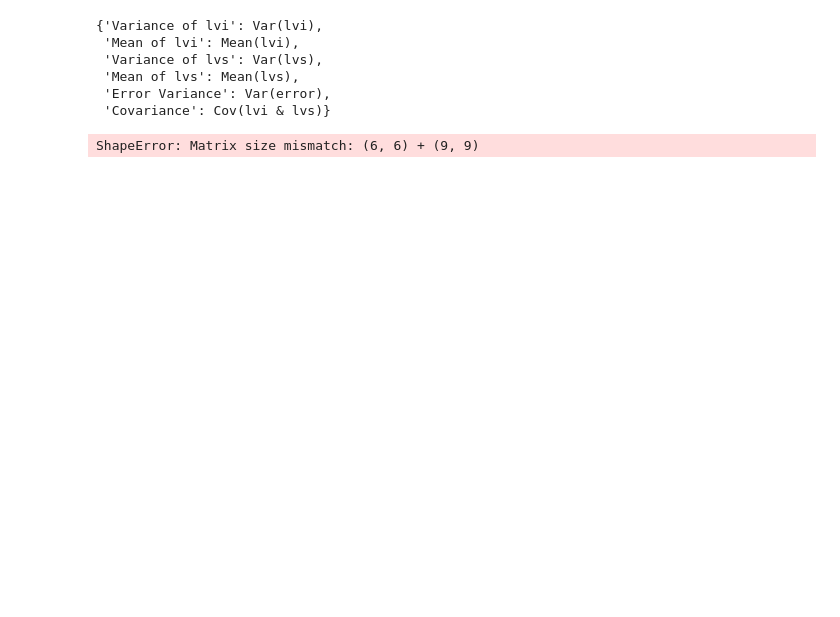
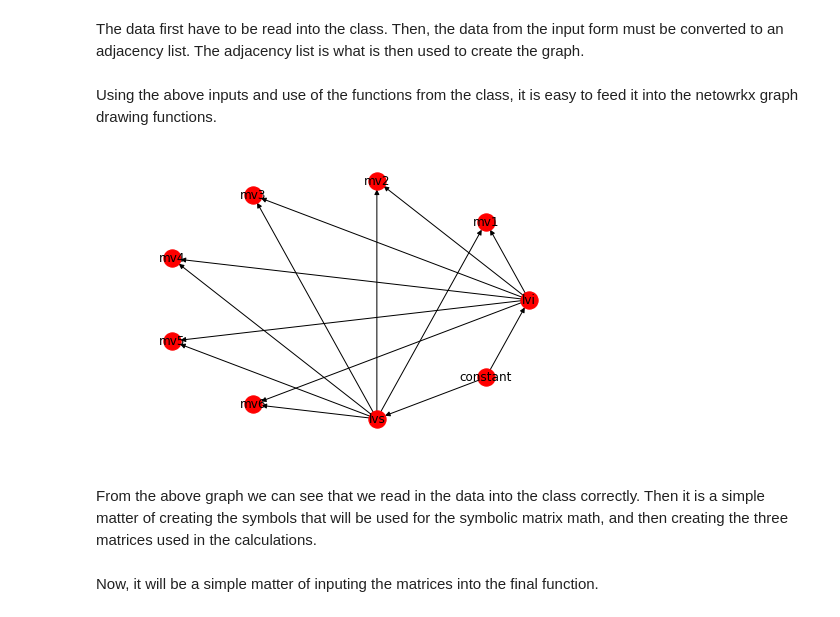
Before and after one commit to mikecclark/expectations, a Jupyter notebook: Final_Project.ipynb, the cells around one changed output. Saved outputs shown, nothing was run; the diff lists cells and outputs as text; code cells hidden in the pictures; blank space fills up the shorter version.

```diff
--- a/Final_Project.ipynb
+++ b/Final_Project.ipynb
@@ -12,6 +12,7 @@ class Expectations:
     def create_graph_from_data(self, adjlist):
         # adjlist in the format of ['lvi mv1 mv2 mv3 mv4', 'lvs mv1 mv2 mv3 mv4', 'constant lvi lvs']
         #parse the directed graph adjacency list
+        import networkx as nx
         input_graph = nx.parse_adjlist(adjlist, create_using=nx.DiGraph())
         # the next important part is add the factor loadings to the graph.
         loading_index = 0
@@ -26,6 +27,7 @@ class Expectations:
                     input_graph[latentvar][node_i]['factor_loading'] = slopeload[loading_index]
                     loading_index += 1
                 variable_index += 1
+        return input_graph
 
 
     def read_data_Outlist(self):#manifestvars, latentvars, interceptload, slopeload):
@@ -101,11 +103,11 @@ class Expectations:
 
         return matrix_s
 
-    def calculate_expectations(matrix_f, matrix_a, matrix_s):
+    def calculate_expectations(matrix_f, matrix_a, matrix_s, latentvars, manifestvars):
         # this function will take the three matrices and calculate the expectations for the covariance matrix and expected means
         import sympy as sy
-        iden = sy.eye(6)
-        k = (iden - matrix_a)**-1
-        matrix_expect = matrix_f * k * matrix_s * matrix_k.T * matrix_f.T
+        iden = sy.eye(len(manifestvars) + len(latentvars) + 1)
+        matrix_k = (iden - matrix_a)**-1
+        matrix_expect = matrix_f * matrix_k * matrix_s * matrix_k.T * matrix_f.T
         # the output is a matrix of
         return matrix_expect
@@ -112,25 +117,21 @@ class Expectations:
 # %%
+manifestvars, latentvars, interceptload, slopeload
 latentvars = ["lvi", "lvs"]
 manifestvars = ["mv1", "mv2", "mv3", "mv4", "mv5", "mv6"]
 slopeload = [1,2,3,4,5,6]
-interceptload = [1,1,1,1]
+interceptload = [1,1,1,1,1,1]
+# %% [markdown]
+The data first have to be read into the class. Then, the data from the input form must be converted to an adjacency list. The adjacency list is what is then used to create the graph.
 # %%
-h = Expectations(manifestvars, latentvars, interceptload, slopeload)
+trial_expectations = Expectations(manifestvars, latentvars, interceptload, slopeload)
+trial_adjlist = trial_expectations.read_data_Outlist()
+trial_graph_output = trial_expectations.create_graph_from_data(trial_adjlist)
-# %%
-h.create_symbols()
-# %% [output]
-{'Variance of lvi': Var(lvi),
- 'Mean of lvi': Mean(lvi),
- 'Variance of lvs': Var(lvs),
- 'Mean of lvs': Mean(lvs),
- 'Error Variance': Var(error),
- 'Covariance': Cov(lvi & lvs)}
-# %%
-matrixsym = h.create_symbols()
-a=h.create_matrix_a(matrixsym)
-f=h.create_matrix_f(matrixsym)
-s=h.create_matrix_s(matrixsym)
-
-Expectations.calculate_expectations(f, a, s)
-# %% [output]
-ShapeError: Matrix size mismatch: (6, 6) + (9, 9)
+# %% [markdown]
+Using the above inputs and use of the functions from the class, it is easy to feed it into the netowrkx graph drawing functions.
+# %%
+import networkx as nx
+nx.draw(trial_graph_output, with_labels = True, pos = nx.circular_layout(trial_graph_output))
+# %% [output]
+[figure, added]
+# %% [markdown]
+From the above graph we can see that we read in the data into the class correctly. Then it is a simple matter of creating the symbols that will be used for the symbolic matrix math, and then creating the three matrices used in the calculations.
@@ -136,0 +143,2 @@ ShapeError: Matrix size mismatch: (6, 6) + (9, 9)
+# %% [markdown]
+Now, it will be a simple matter of inputing the matrices into the final function.
```
Also changed, not shown: parts of 4 cells of this notebook.
